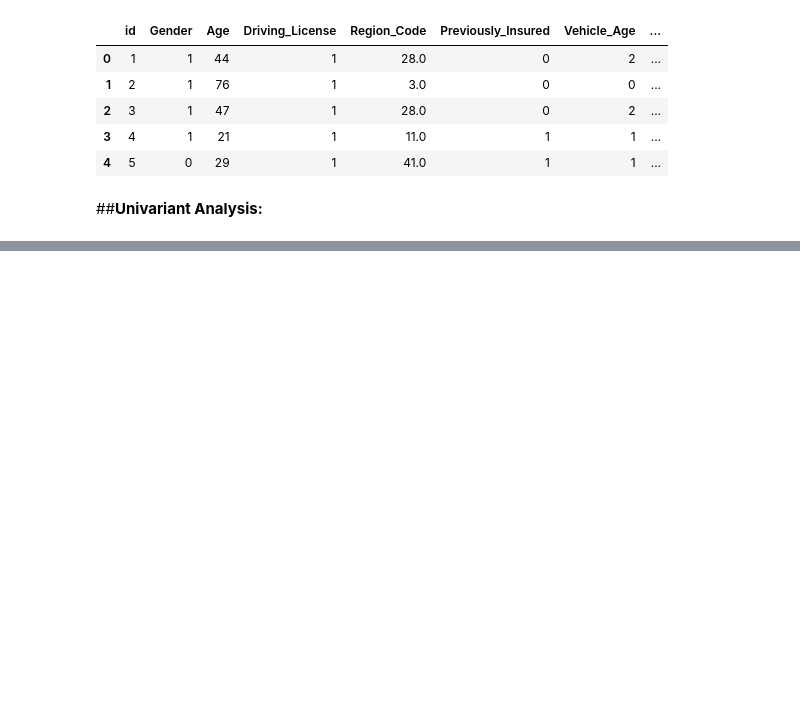
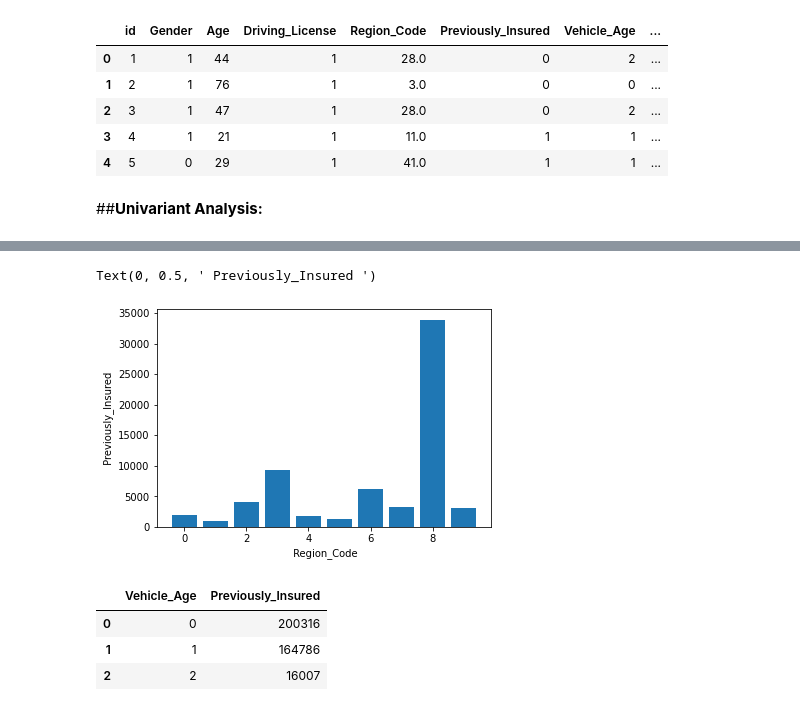
Before and after one commit to ajit04022000/HEALTH-INSURANCE-CROSS-SELL-PREDICTION, a Jupyter notebook: HEALTH_INSURANCE_CROSS_SELL_PREDICTION.ipynb, the cells around one changed output, grey strips where cells are left out. Saved outputs shown, nothing was run; the diff lists cells and outputs as text; code cells hidden in the pictures; blank space fills up the shorter version.

```diff
--- a/HEALTH_INSURANCE_CROSS_SELL_PREDICTION.ipynb
+++ b/HEALTH_INSURANCE_CROSS_SELL_PREDICTION.ipynb
@@ -286,0 +295,4 @@ Text(0, 0.5, 'count of people of ages')
+# %%
+#
+ab = df.groupby('Region_Code')['Previously_Insured'].count().head(10).reset_index().sort_values(by='Previously_Insured',ascending=False)
+ab
@@ -286,0 +311,18 @@ Text(0, 0.5, 'count of people of ages')
+# %%
+code = ab.loc[:,'Region_Code']
+insured = ab.loc[:,'Previously_Insured']
+plt.bar(code,insured)
+plt.xlabel(" Region_Code")
+plt.ylabel(" Previously_Insured ")
+# %% [output]
+Text(0, 0.5, ' Previously_Insured ')
+[figure, added]
+# %%
+#
+ab = df.groupby('Vehicle_Age')['Previously_Insured'].count().reset_index().sort_values(by='Previously_Insured',ascending=False)
+ab
+# %% [output]
+|  | Vehicle_Age | Previously_Insured |
+| 0 | 0 | 200316 |
+| 1 | 1 | 164786 |
+| 2 | 2 | 16007 |
```
Also changed, not shown: parts of 16 cells of this notebook.
